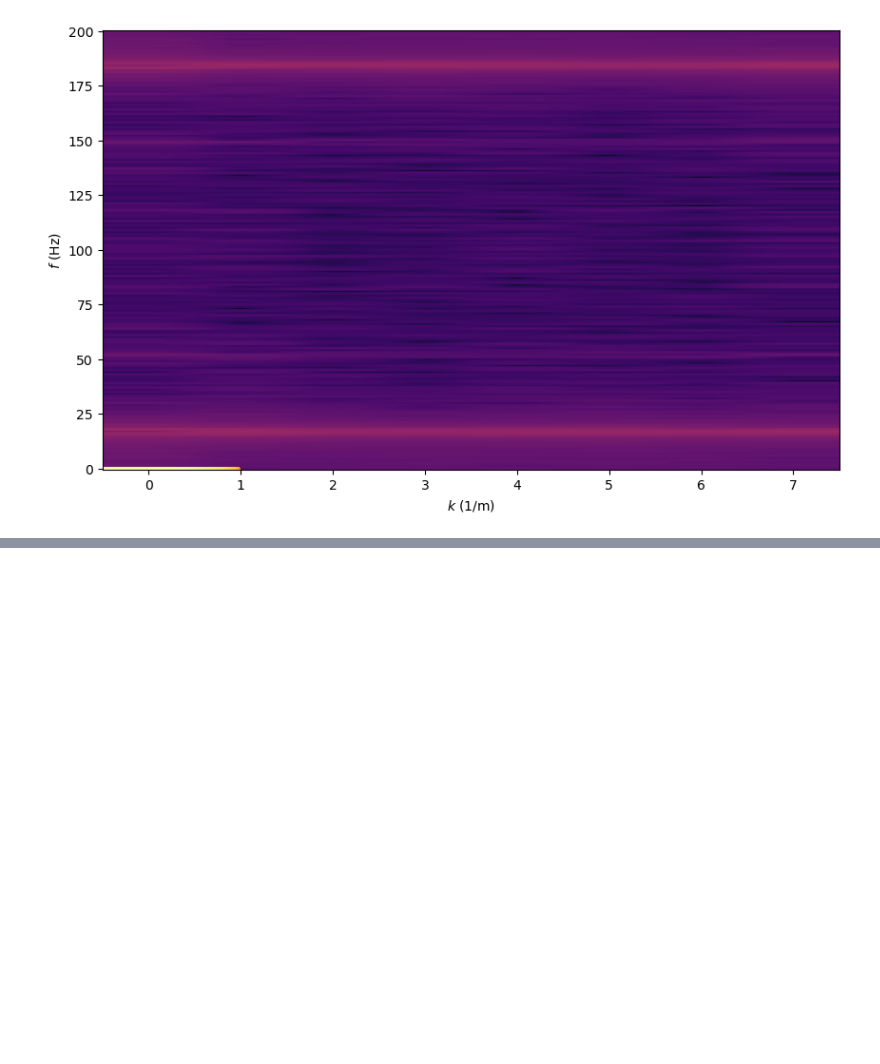
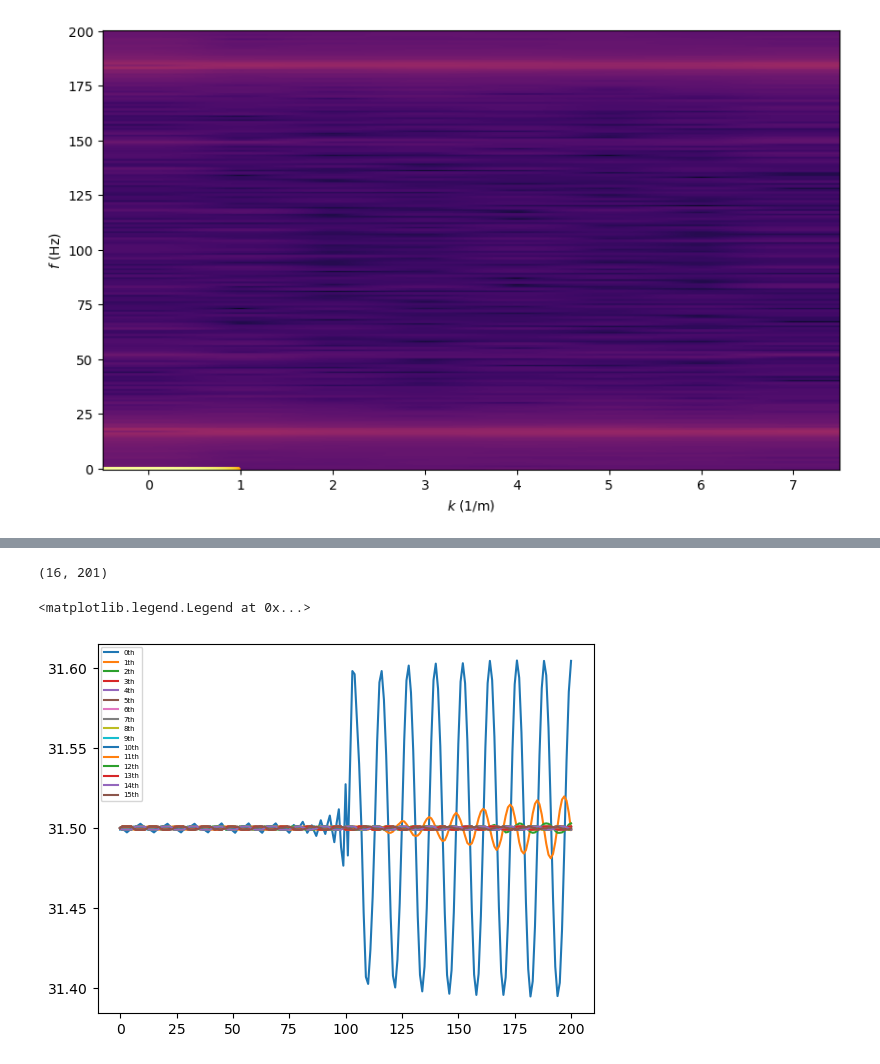
Before and after one commit to vivian-rogers/dwlattice, a Jupyter notebook: micromagnetics/Postprocessing.ipynb, the cells around one changed output, grey strips where cells are left out. Drawn from its saved outputs; the diff is of its cells as text; code cells hidden in the pictures; blank space fills up the shorter version.

```diff
--- a/micromagnetics/Postprocessing.ipynb
+++ b/micromagnetics/Postprocessing.ipynb
@@ -421,0 +411,5 @@ TypeError: Cannot interpret '16' as a data type
+# %%
+# Plot positions along racetracks
+snaps = len(fields)
+pos = np.stack([findDW(fields[key]) for key in iter.islice(sorted(fields.keys()), snaps-1)])
+by_track = np.transpose(pos)
@@ -421,0 +431,15 @@ TypeError: Cannot interpret '16' as a data type
+# %%
+print(by_track.shape)
+# %% [output]
+(16, 201)
+# %%
+n_racetrack = range(by_track.shape[0])      # 16
+t = range(by_track.shape[1])                # 201
+
+for nth in n_racetrack:
+    plt.plot(t, by_track[nth], label=str(nth)+'th')
+
+plt.legend(loc="upper left", fontsize='5')
+# %% [output]
+<matplotlib.legend.Legend at 0x...>
+[figure, added]
```
Also changed, not shown: parts of 3 cells of this notebook, 1 other file.
